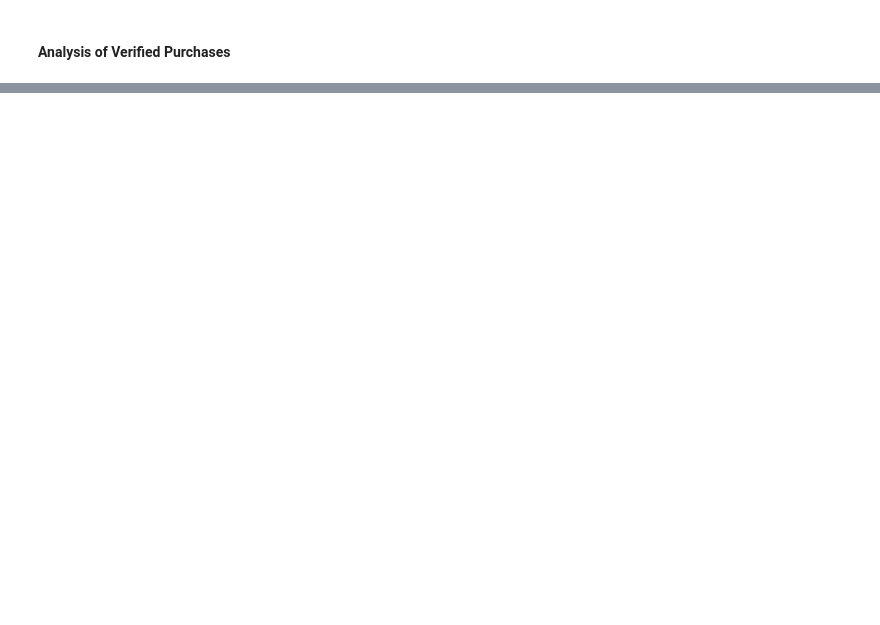
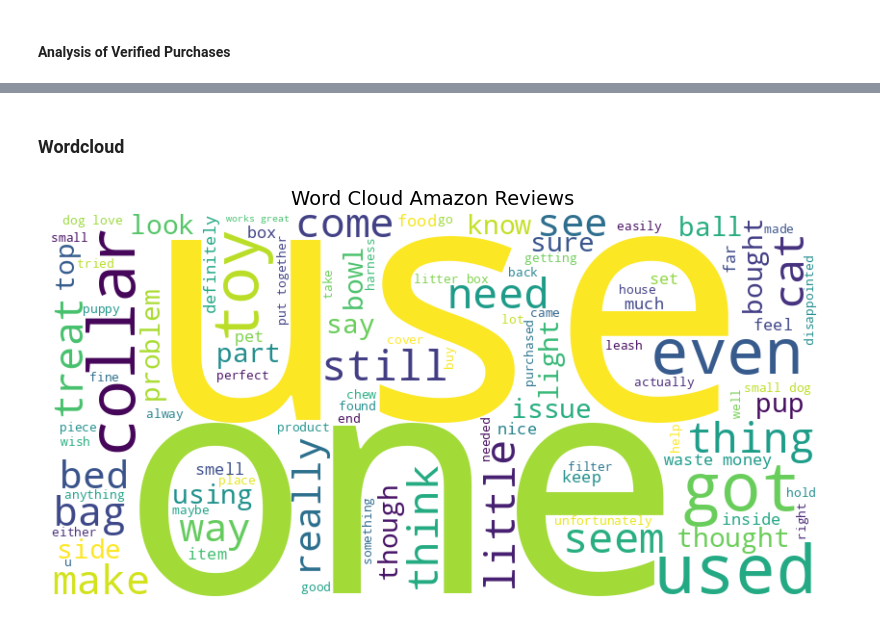
Before and after one commit to diegocasasbuenas/sentiment_analysis_ecommerce, a Jupyter notebook: notebooks/EDA_amazon_reviews.ipynb, the cells around one changed output, grey strips where cells are left out. Drawn from its saved outputs; the diff is of its cells as text; code cells hidden in the pictures; blank space fills up the shorter version.

```diff
--- a/notebooks/EDA_amazon_reviews.ipynb
+++ b/notebooks/EDA_amazon_reviews.ipynb
@@ -200,7 +187,0 @@ data["cleaned_text"] = data["text"].str.lower()
-# %%
-data["cleaned_text"] = data["cleaned_text"].str.replace('[^\\w\\s]', '')
-# %%
-data["cleaned_text"] = data["cleaned_text"].str.replace('\\d', '')
-# %%
-data["text_length"] = data["cleaned_text"].astype(str).apply(len)
-data["text_word_count"] = data["cleaned_text"].astype(str).apply(lambda x: len(x.split()))
@@ -327,0 +190,15 @@ def process_texts(nlp: spacy.language.Language, texts: pd.Series) -> pd.Series:
+# %%
+nltk.download("stopwords")
+stop_words = set(stopwords.words("english"))
+def cleaned_text(text):
+    text = str(text).lower()
+    text = BeautifulSoup(text, "html.parser").get_text()
+    text = re.sub(r"[^a-zA-Z0-9\s']", "", text)
+    text = re.sub(r"\s+", " ", text).strip()  #
+
+
+    words = text.split()
+    filtered_words = [word for word in words if word not in stop_words]
+    return " ".join(filtered_words)
+
+data["processed_text"] = data["text"].apply(cleaned_text)
@@ -327,0 +209,22 @@ def process_texts(nlp: spacy.language.Language, texts: pd.Series) -> pd.Series:
+# %% [markdown]
+### Wordcloud
+# %%
+
+all_text = " ".join(str(review) for review in data["processed_text"])
+stopwords = set(STOPWORDS)
+
+wordcloud = WordCloud(
+    width = 800, height = 400,
+    background_color = "white",
+    max_words = 100,
+    stopwords = stopwords,
+    colormap = "viridis"
+).generate(all_text)
+
+plt.figure(figsize = (10,5))
+plt.imshow(wordcloud, interpolation = "bilinear")
+plt.axis("off")
+plt.title("Word Cloud Amazon Reviews", fontsize = 14)
+plt.show()
+# %% [output]
+[figure, added]
```
Also changed, not shown: parts of 22 cells of this notebook, 11 other files.
